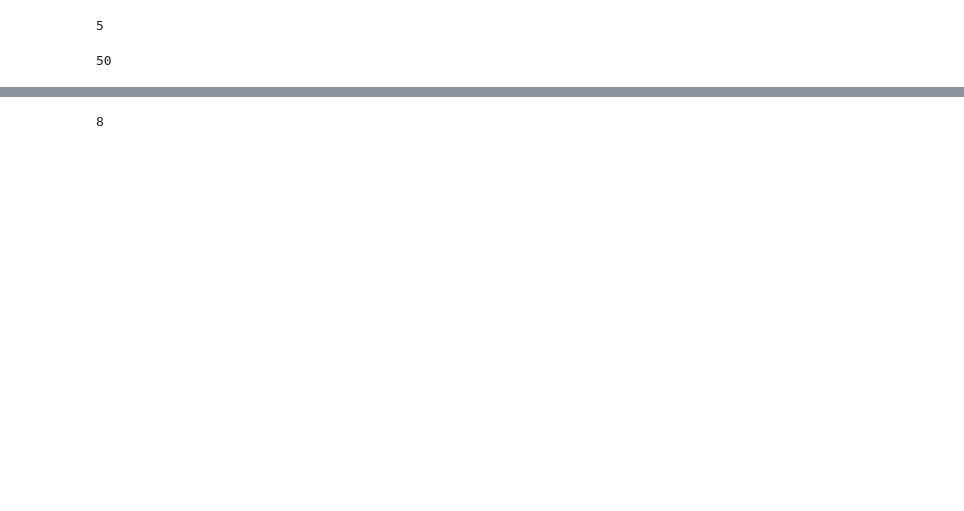
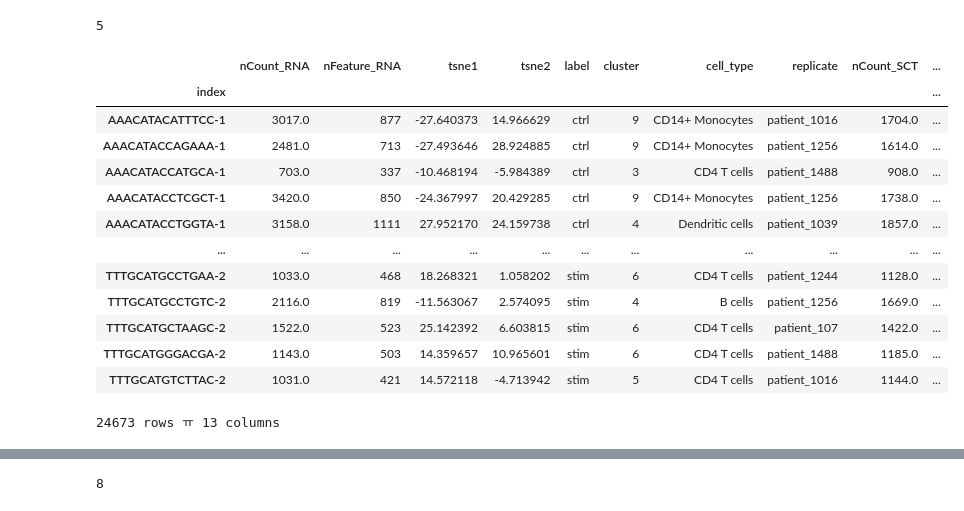
Before and after one commit to adnanwahab/llm-testing, a Jupyter notebook: Single_Cell_Analysis_Perturbation.ipynb, the cells around one changed output, grey strips where cells are left out. Saved outputs shown, nothing was run; the diff lists cells and outputs as text; code cells hidden in the pictures; blank space fills up the shorter version.

```diff
--- a/Single_Cell_Analysis_Perturbation.ipynb
+++ b/Single_Cell_Analysis_Perturbation.ipynb
@@ -128,6 +126,23 @@ cx = cx.tocoo()
 #     coord[1] = adata.var_names[coord[1]]
 
 #print(coordinates)
+# %%
+adata.obs
+# %% [output]
+|  | nCount_RNA | nFeature_RNA | tsne1 | tsne2 | label | cluster | cell_type | replicate | nCount_SCT | ... |
+| index |  |  |  |  |  |  |  |  |  | ... |
+| AAACATACATTTCC-1 | 3017.0 | 877 | -27.640373 | 14.966629 | ctrl | 9 | CD14+ Monocytes | patient_1016 | 1704.0 | ... |
+| AAACATACCAGAAA-1 | 2481.0 | 713 | -27.493646 | 28.924885 | ctrl | 9 | CD14+ Monocytes | patient_1256 | 1614.0 | ... |
+| AAACATACCATGCA-1 | 703.0 | 337 | -10.468194 | -5.984389 | ctrl | 3 | CD4 T cells | patient_1488 | 908.0 | ... |
+| AAACATACCTCGCT-1 | 3420.0 | 850 | -24.367997 | 20.429285 | ctrl | 9 | CD14+ Monocytes | patient_1256 | 1738.0 | ... |
+| AAACATACCTGGTA-1 | 3158.0 | 1111 | 27.952170 | 24.159738 | ctrl | 4 | Dendritic cells | patient_1039 | 1857.0 | ... |
+| ... | ... | ... | ... | ... | ... | ... | ... | ... | ... | ... |
+| TTTGCATGCCTGAA-2 | 1033.0 | 468 | 18.268321 | 1.058202 | stim | 6 | CD4 T cells | patient_1244 | 1128.0 | ... |
+| TTTGCATGCCTGTC-2 | 2116.0 | 819 | -11.563067 | 2.574095 | stim | 4 | B cells | patient_1256 | 1669.0 | ... |
+| TTTGCATGCTAAGC-2 | 1522.0 | 523 | 25.142392 | 6.603815 | stim | 6 | CD4 T cells | patient_107 | 1422.0 | ... |
+| TTTGCATGGGACGA-2 | 1143.0 | 503 | 14.359657 | 10.965601 | stim | 6 | CD4 T cells | patient_1488 | 1185.0 | ... |
+| TTTGCATGTCTTAC-2 | 1031.0 | 421 | 14.572118 | -4.713942 | stim | 5 | CD4 T cells | patient_1016 | 1144.0 | ... |
+24673 rows ￗ 13 columns
 # %%
 from collections import defaultdict
 rowGeneExpression = defaultdict(int)
@@ -142,9 +158,5 @@ for column in hv_columns:
         rowGeneExpression[row_id] += adata.X[row_id, column]
         #rowGeneExpression2[row_id][column] = adata.X[row_id, column]
-# %%
-len(rowGeneExpression)
-# %% [output]
-50
 # %%
 df = adata.obs
 dependent_variables =  [rowGeneExpression[row] for row in range(df.shape[0])]
```
Also changed, not shown: parts of 20 cells of this notebook.
